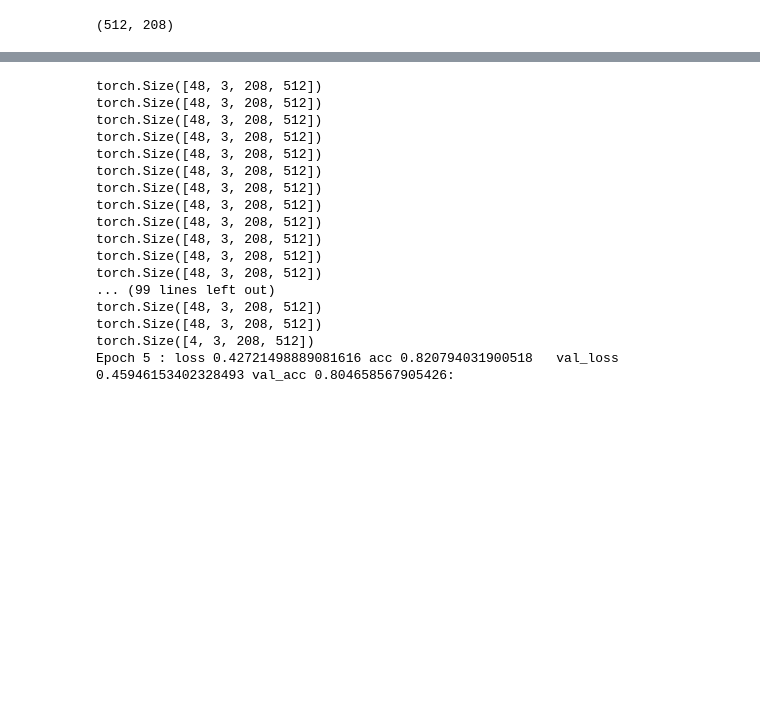
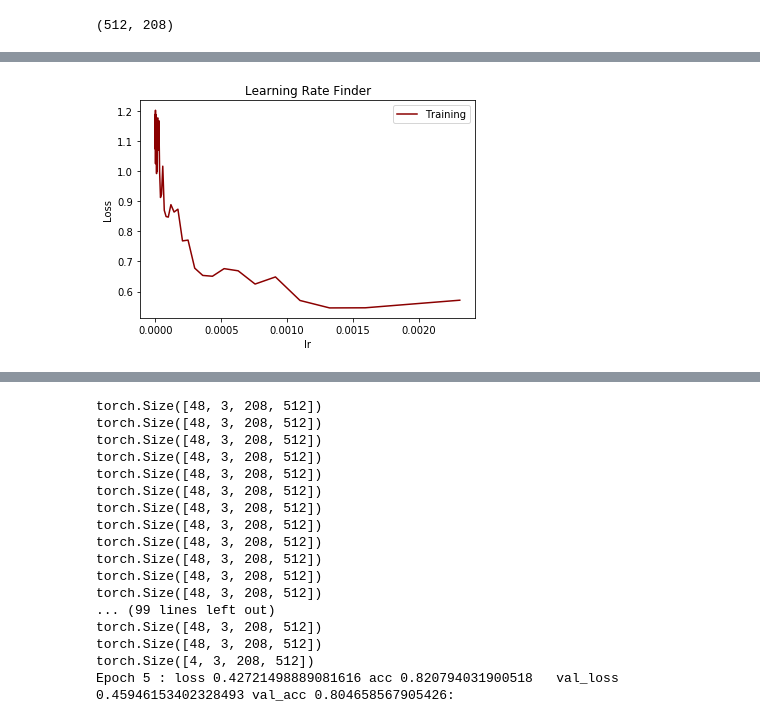
Before and after one commit to AndyChappell/SemanticSegmentation, a Jupyter notebook: dune_network.ipynb, the cells around one changed output, grey strips where cells are left out. Cells and saved outputs as stored; diff of their text form; code cells hidden in the pictures; blank space fills up the shorter version.

```diff
--- a/dune_network.ipynb
+++ b/dune_network.ipynb
@@ -88,0 +183,10 @@ optim = opt.Adam(model.parameters())
+# %%
+fig, ax = plt.subplots()
+ax.set_title('Learning Rate Finder')
+ax.set_xlabel('lr')
+ax.set_ylabel('Loss')
+ax.plot(learning_rates[:55], train_loss_epochs[:55], label='Training', c='darkred')
+ax.legend(loc='upper right')
+fig.savefig("LossByLearningRateZoom")
+# %% [output]
+[figure, added]
```
Also changed, not shown: parts of 7 cells of this notebook.
